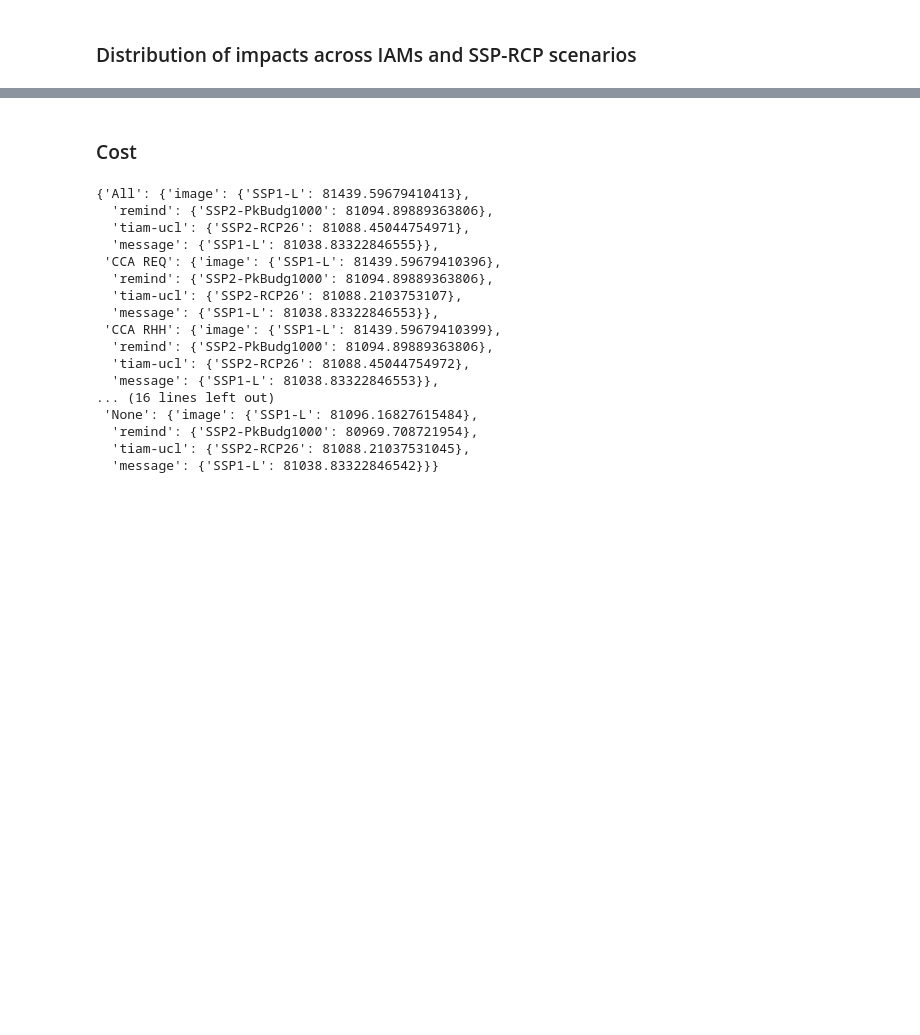
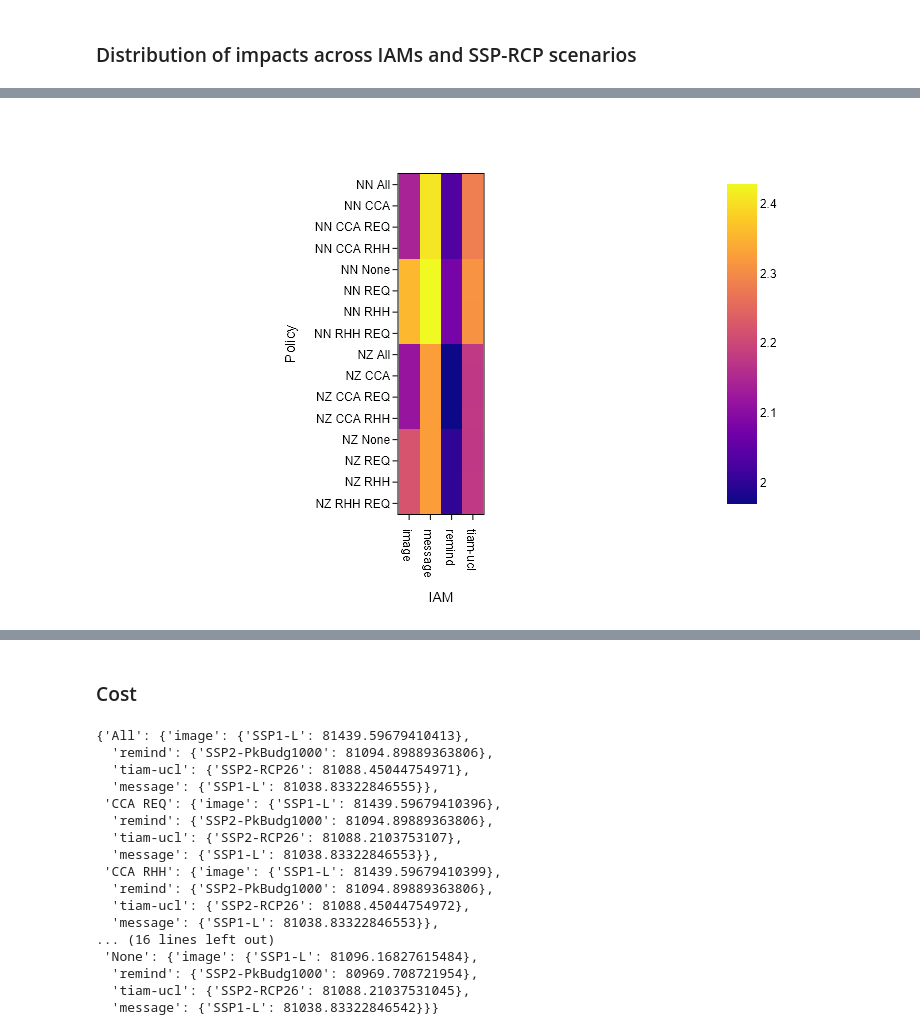
Before and after one commit to CIRAIG/EnergyScope-Quebec, a Jupyter notebook: projects/lca/04_Burden_shifting/01_Notebooks/02_Assess_burden_shifts.ipynb, the cells around one changed output, grey strips where cells are left out. Saved outputs shown, nothing was run; the diff lists cells and outputs as text; code cells hidden in the pictures; blank space fills up the shorter version.

```diff
--- a/projects/lca/04_Burden_shifting/01_Notebooks/02_Assess_burden_shifts.ipynb
+++ b/projects/lca/04_Burden_shifting/01_Notebooks/02_Assess_burden_shifts.ipynb
@@ -399,0 +491,23 @@ df_total_impact['Remaining human health'] *= 1e6 / N_capita_2050
+# %%
+for policy_scenario, model, pathway in scenarios:
+    df_plot = df_total_impact[
+        (df_total_impact['IAM'] == model)
+        & (df_total_impact['SSP-RCP'] == pathway)
+    ].rename(columns={'Policy': 'Run'})
+
+    fig = plot_sankey_carbon_flows(
+        run=policy_scenario,
+        df_total_impact=df_plot,
+        model=energyscope_model,
+        cutoff=0,
+        aggregate_technologies=True,
+        show_figure=False,
+        return_figure=True,
+        save_results=False,
+        per_capita=False,
+        mode='mfa',
+    )
+
+    if save_results:
+        file_path = f'../03_Results/Figures/2050/{model}/{pathway}/'
+        fig.write_html(file_path+f'sankey_carbon_{model}_{pathway}_{policy_scenario.lower().replace(" ", "_")}.html')
@@ -464,0 +704,10 @@ fig.show()
+# %%
+df_plot = df_total_impact.groupby(['IAM', 'GHG emissions level', 'Policy']).sum().reset_index()
+# %%
+fig = px.imshow(
+    df_plot.pivot_table(index='Policy', columns='IAM', values='Climate change, short term, total (abroad)', aggfunc='mean')
+)
+
+fig.show()
+# %% [output]
+[figure, added]
```
Also changed, not shown: parts of 39 cells of this notebook.
